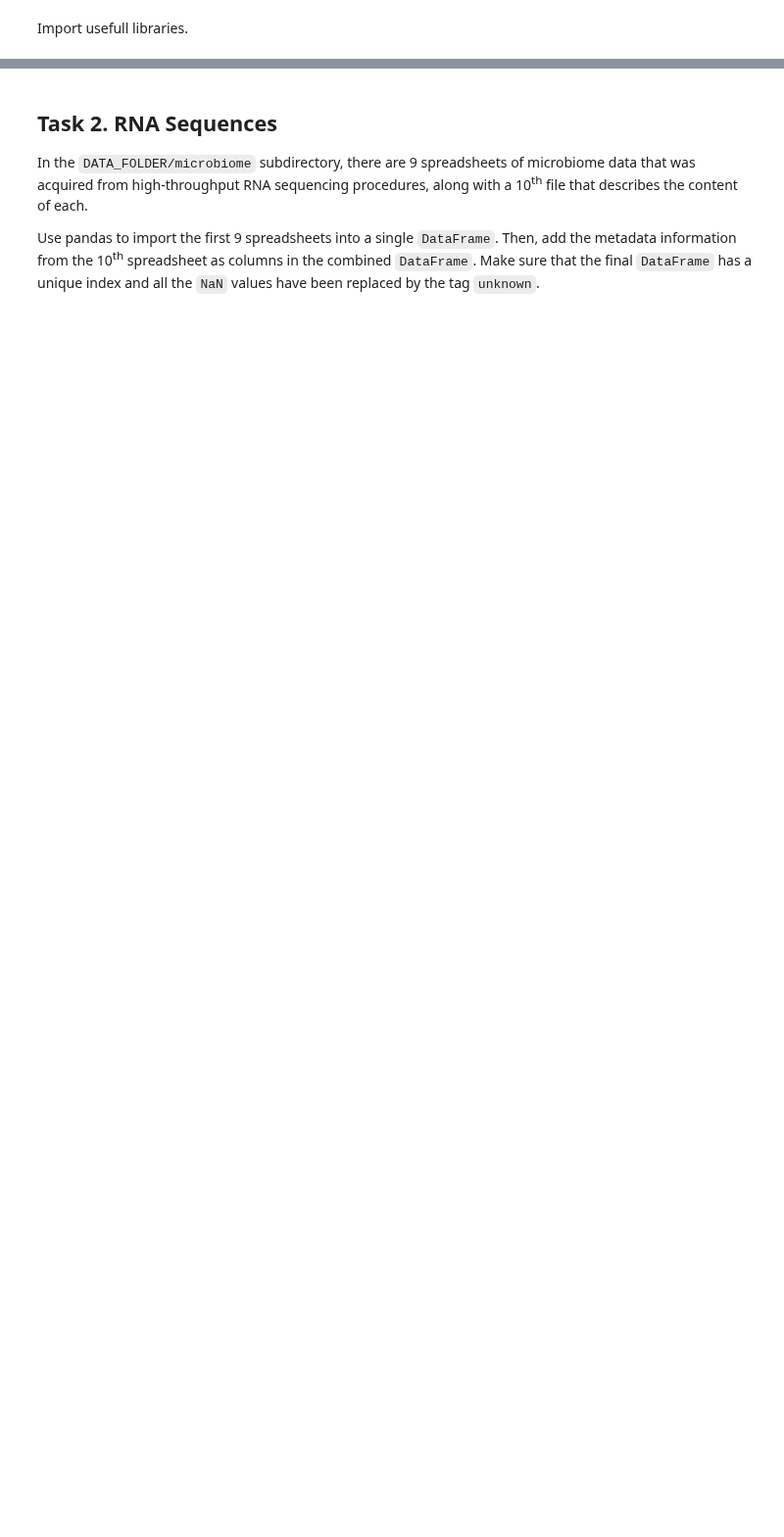
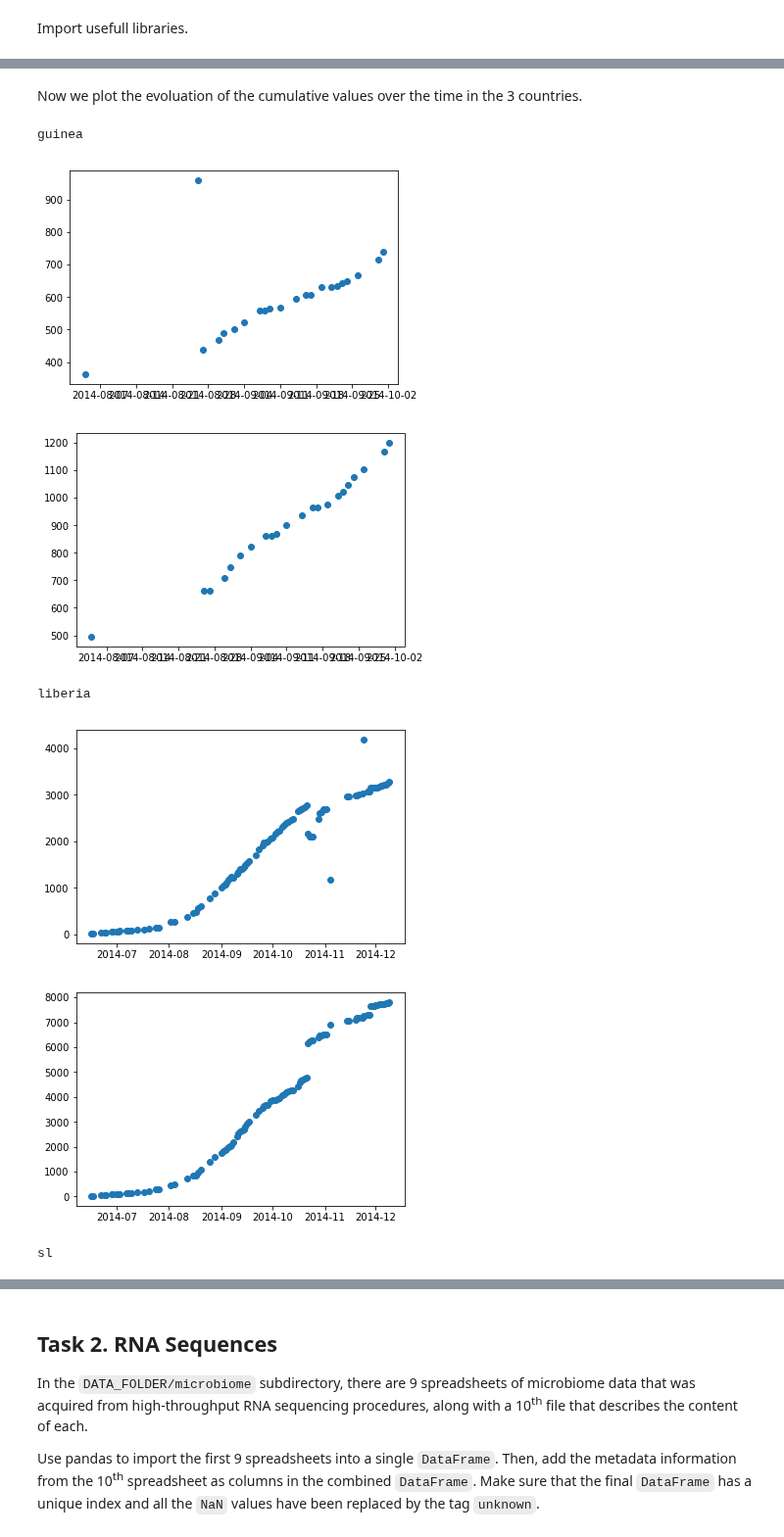
Before and after one commit to AWehenkel/ADA-2017, a Jupyter notebook: 01 - Pandas and Data Wrangling/Homework 1.ipynb, the cells around one changed output, grey strips where cells are left out. Shown at 98% size. Cells and saved outputs as stored; diff of their text form; code cells hidden in the pictures; blank space fills up the shorter version.

```diff
--- a/01 - Pandas and Data Wrangling/Homework 1.ipynb
+++ b/01 - Pandas and Data Wrangling/Homework 1.ipynb
@@ -72,0 +124,2 @@ number
+# %%
+ebola_data_hot_encoded = ebola_data_hot_encoded.groupby(by=['country', 'date']).agg(np.max)
@@ -72,0 +188,26 @@ number
+# %%
+ebola_data_hot_encoded.columns = [col.lower().replace('\n', '') for col in ebola_data_hot_encoded.columns]
+
+cumulative_deaths = ['description_total death/s in confirmed,  probable, suspected cases',
+                     'description_total death/s in confirmed, probable, suspected cases',
+                    'description_total deaths (confirmed + probables + suspects)','cum_death_tmp']
+
+death_to_agg = ['description_death_suspected', 'description_death_probable', 'description_death_confirmed']
+ebola_data_hot_encoded['cum_death_tmp'] = np.sum(ebola_data_hot_encoded[death_to_agg].values, axis=1)
+
+cumulative_cases = ['description_cumulative confirmed, probable and suspected cases',
+                    'description_cumulative (confirmed + probable + suspects)', 'cum_cases_tmp1', 'cum_cases_tmp2']
+
+death_to_agg = ['description_total suspected cases', 'description_total probable cases', 'description_total confirmed cases']
+ebola_data_hot_encoded['cum_cases_tmp1'] = np.sum(ebola_data_hot_encoded[death_to_agg].values, axis=1)
+
+death_to_agg = ['description_cum_confirmed', 'description_cum_probable', 'description_cum_suspected']
+ebola_data_hot_encoded['cum_cases_tmp2'] = np.sum(ebola_data_hot_encoded[death_to_agg].values, axis=1)
+
+ebola_data_hot_encoded.columns = [col.lower().replace('\n', '') for col in ebola_data_hot_encoded.columns]
+ebola_data_hot_encoded['cum_cases'] = np.max(ebola_data_hot_encoded[cumulative_cases].values, axis=1)
+print(len(ebola_data_hot_encoded[ebola_data_hot_encoded['cum_cases'] == 0]))
+print(ebola_data_hot_encoded[ebola_data_hot_encoded['cum_cases'] == 0]['cum_cases'])
+ebola_data_hot_encoded['cum_deaths'] = np.max(ebola_data_hot_encoded[cumulative_deaths].values, axis=1)
+print(len(ebola_data_hot_encoded[ebola_data_hot_encoded['cum_deaths'] == 0]))
+print(ebola_data_hot_encoded[ebola_data_hot_encoded['cum_deaths'] == 0]['cum_deaths'])
@@ -72,0 +234,26 @@ number
+# %%
+ebola_data_hot_encoded = ebola_data_hot_encoded[(ebola_data_hot_encoded['cum_deaths'] != 0) &
+                                                (ebola_data_hot_encoded['cum_cases'] != 0)]
+# %% [markdown]
+Now we plot the evoluation of the cumulative values over the time in the 3 countries.
+# %%
+import matplotlib
+import matplotlib.pyplot as plt
+
+for folder in folders:
+    print(folder)
+    data = ebola_data_hot_encoded.iloc[ebola_data_hot_encoded.index.get_level_values('country') == folder]
+
+    dates = matplotlib.dates.date2num(list(data.index.get_level_values('date')))
+    plt.plot_date(dates, data['cum_deaths'])
+    plt.show()
+    plt.plot_date(dates, data['cum_cases'])
+    plt.show()
+# %% [output]
+guinea
+[figure, added]
+[figure, added]
+liberia
+[figure, added]
+[figure, added]
+sl
```
Also changed, not shown: parts of 35 cells of this notebook, 2 other files.
